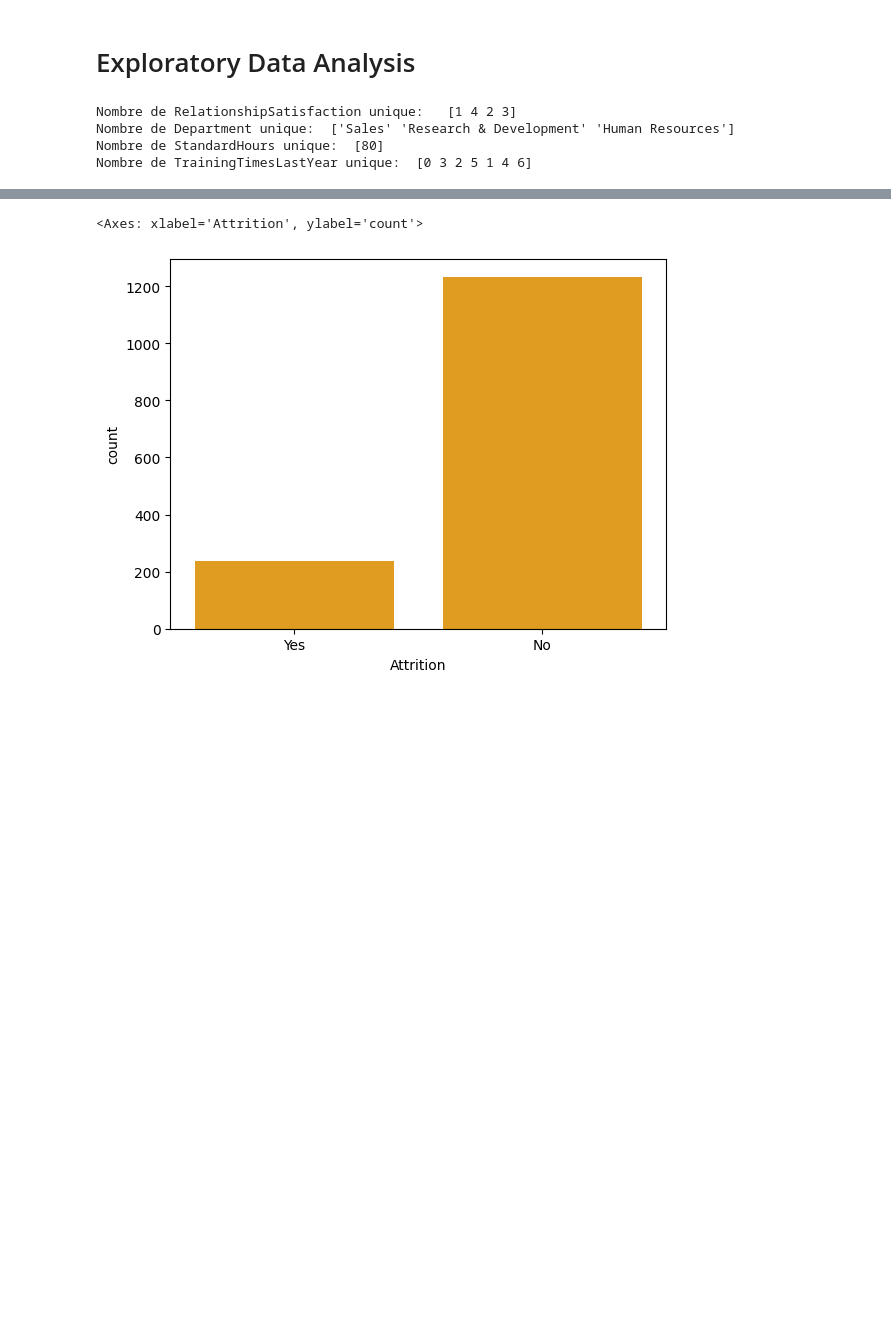
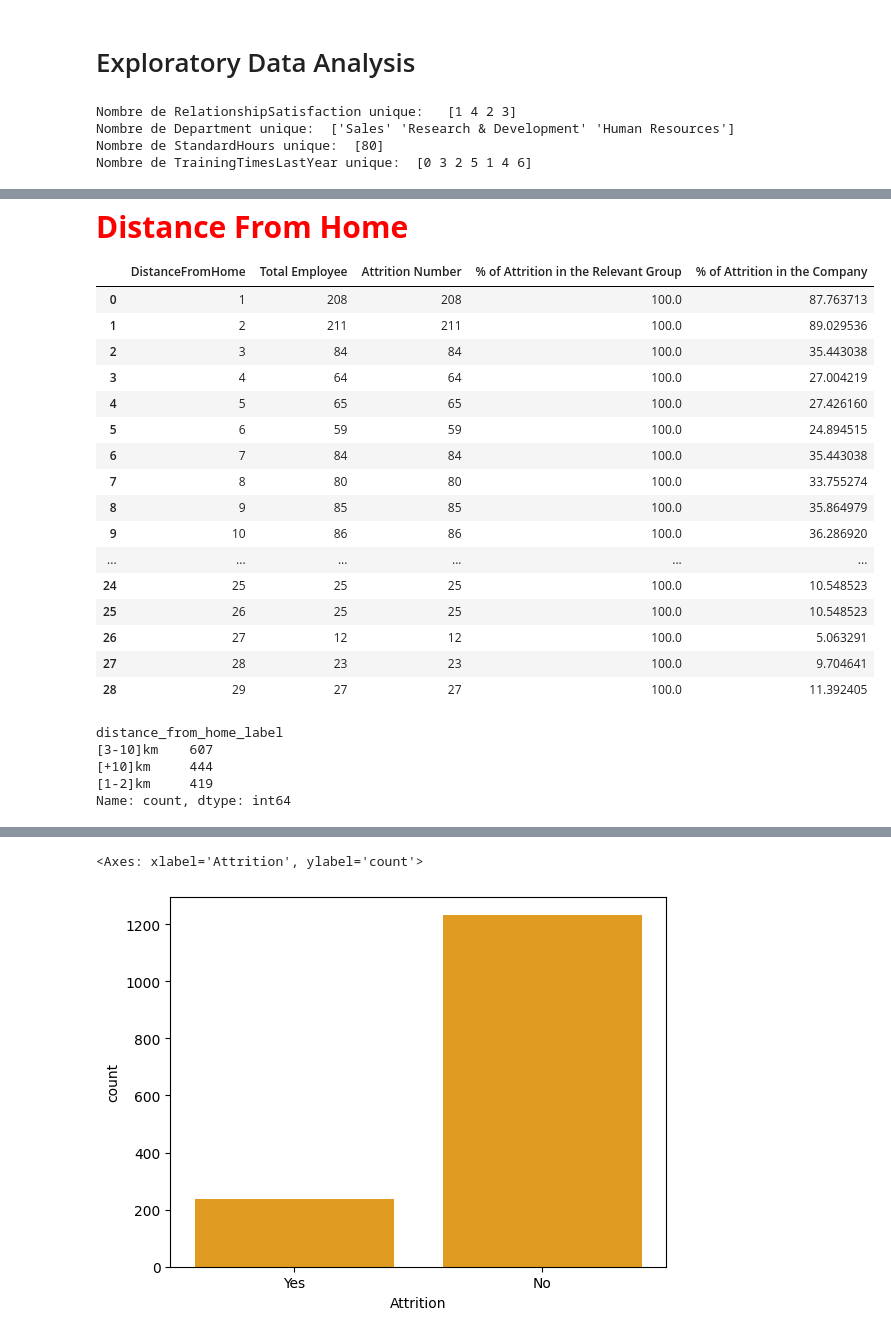
Before and after one commit to anass1209/MachineLearningProject, a Jupyter notebook: IBM HR Analytics Employee Attrition & Performance/modele.ipynb, the cells around one changed output, grey strips where cells are left out. Drawn from its saved outputs; the diff is of its cells as text; code cells hidden in the pictures; blank space fills up the shorter version.

```diff
--- a/IBM HR Analytics Employee Attrition & Performance/modele.ipynb
+++ b/IBM HR Analytics Employee Attrition & Performance/modele.ipynb
@@ -106,0 +381,44 @@ Nombre de TrainingTimesLastYear unique:  [0 3 2 5 1 4 6]
+# %% [markdown]
+<p style="color:red; font-weight:bold; font-size: 30px">Distance From Home</p>
+# %%
+DistanceFromHome_attrition = table_df('DistanceFromHome')
+DistanceFromHome_attrition
+# %% [output]
+|  | DistanceFromHome | Total Employee | Attrition Number | % of Attrition in the Relevant Group | % of Attrition in the Company |
+| 0 | 1 | 208 | 208 | 100.0 | 87.763713 |
+| 1 | 2 | 211 | 211 | 100.0 | 89.029536 |
+| 2 | 3 | 84 | 84 | 100.0 | 35.443038 |
+| 3 | 4 | 64 | 64 | 100.0 | 27.004219 |
+| 4 | 5 | 65 | 65 | 100.0 | 27.426160 |
+| 5 | 6 | 59 | 59 | 100.0 | 24.894515 |
+| 6 | 7 | 84 | 84 | 100.0 | 35.443038 |
+| 7 | 8 | 80 | 80 | 100.0 | 33.755274 |
+| 8 | 9 | 85 | 85 | 100.0 | 35.864979 |
+| 9 | 10 | 86 | 86 | 100.0 | 36.286920 |
+| ... | ... | ... | ... | ... | ... |
+| 24 | 25 | 25 | 25 | 100.0 | 10.548523 |
+| 25 | 26 | 25 | 25 | 100.0 | 10.548523 |
+| 26 | 27 | 12 | 12 | 100.0 | 5.063291 |
+| 27 | 28 | 23 | 23 | 100.0 | 9.704641 |
+| 28 | 29 | 27 | 27 | 100.0 | 11.392405 |
+# %%
+def distance_from_home_label(a):
+    if pd.isna(a):
+        return 'Missing'
+    elif a >= 1 and a <= 2:
+        return '[1-2]km'
+    elif a >= 3 and a <= 10:
+        return '[3-10]km'
+    elif a > 10:
+        return '[+10]km'
+
+for a in range(0, len(data)):
+    data.loc[a, 'distance_from_home_label'] = distance_from_home_label(data.loc[a, 'DistanceFromHome'])
+
+data['distance_from_home_label'].value_counts(dropna=False)
+# %% [output]
+distance_from_home_label
+[3-10]km    607
+[+10]km     444
+[1-2]km     419
+Name: count, dtype: int64
```
Also changed, not shown: parts of 102 cells of this notebook.
